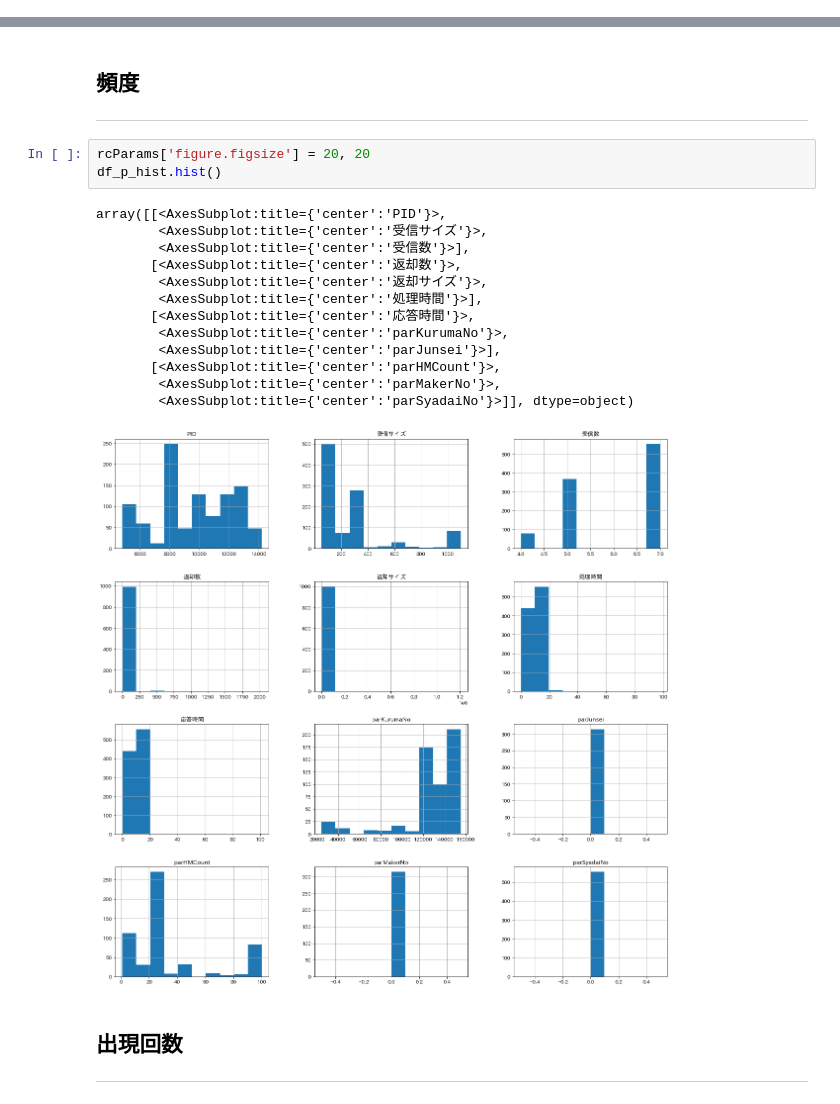
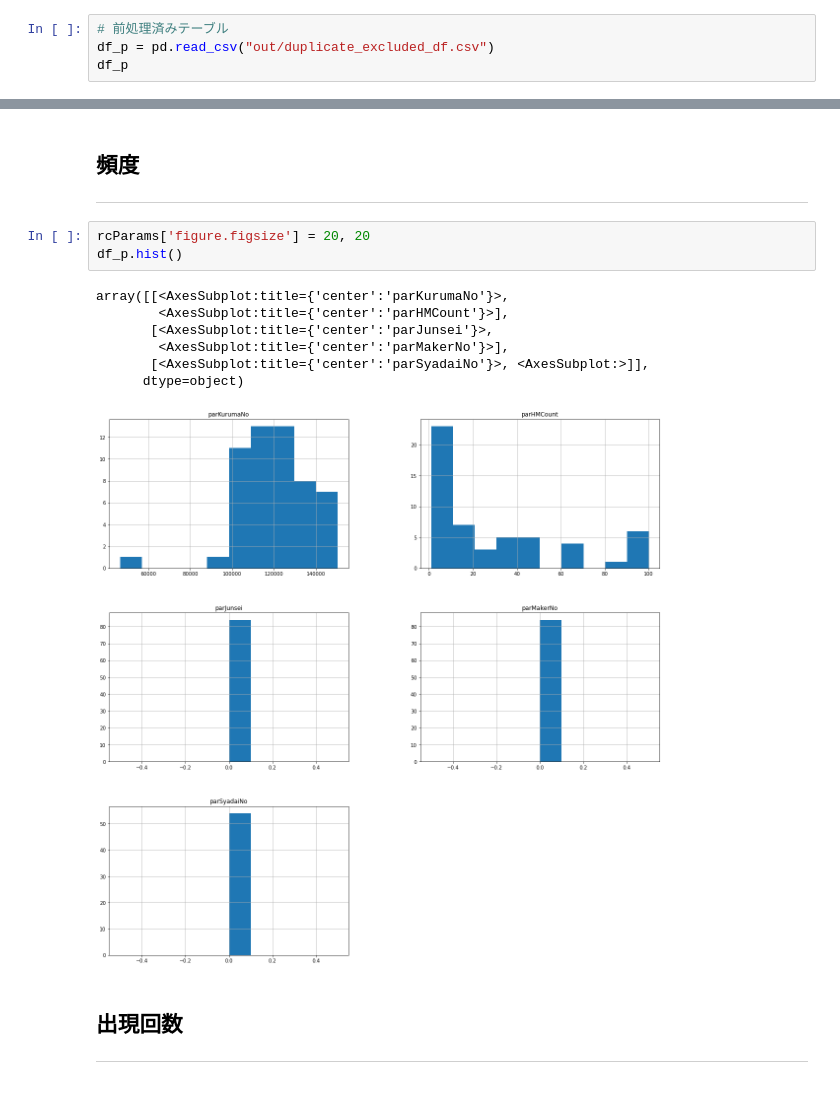
Before and after one commit to takehara196/DataLinkage, a Jupyter notebook: V8LOG.ipynb, the cells around one changed output, grey strips where cells are left out. Cells and saved outputs as stored; diff of their text form.

```diff
--- a/V8LOG.ipynb
+++ b/V8LOG.ipynb
@@ -532,0 +551,4 @@ df_p_hist = pd.read_csv("out/df_p_hist.csv")
+# %%
+# 前処理済みテーブル
+df_p = pd.read_csv("out/duplicate_excluded_df.csv")
+df_p
@@ -539,21 +575,15 @@ df_p_hist = pd.read_csv("out/df_p_hist.csv")
 ---
 # %%
 rcParams['figure.figsize'] = 20, 20
-df_p_hist.hist()
+df_p.hist()
 # %% [output]
-array([[<AxesSubplot:title={'center':'PID'}>,
-        <AxesSubplot:title={'center':'受信サイズ'}>,
-        <AxesSubplot:title={'center':'受信数'}>],
-       [<AxesSubplot:title={'center':'返却数'}>,
-        <AxesSubplot:title={'center':'返却サイズ'}>,
-        <AxesSubplot:title={'center':'処理時間'}>],
-       [<AxesSubplot:title={'center':'応答時間'}>,
-        <AxesSubplot:title={'center':'parKurumaNo'}>,
-        <AxesSubplot:title={'center':'parJunsei'}>],
-       [<AxesSubplot:title={'center':'parHMCount'}>,
-        <AxesSubplot:title={'center':'parMakerNo'}>,
-        <AxesSubplot:title={'center':'parSyadaiNo'}>]], dtype=object)
+array([[<AxesSubplot:title={'center':'parKurumaNo'}>,
+        <AxesSubplot:title={'center':'parHMCount'}>],
+       [<AxesSubplot:title={'center':'parJunsei'}>,
+        <AxesSubplot:title={'center':'parMakerNo'}>],
+       [<AxesSubplot:title={'center':'parSyadaiNo'}>, <AxesSubplot:>]],
+      dtype=object)
-[figure, old version]
+[figure, new version]
 # %% [markdown]
 ## 出現回数
 ---
```
Also changed, not shown: parts of 27 cells of this notebook, 9 other files.
